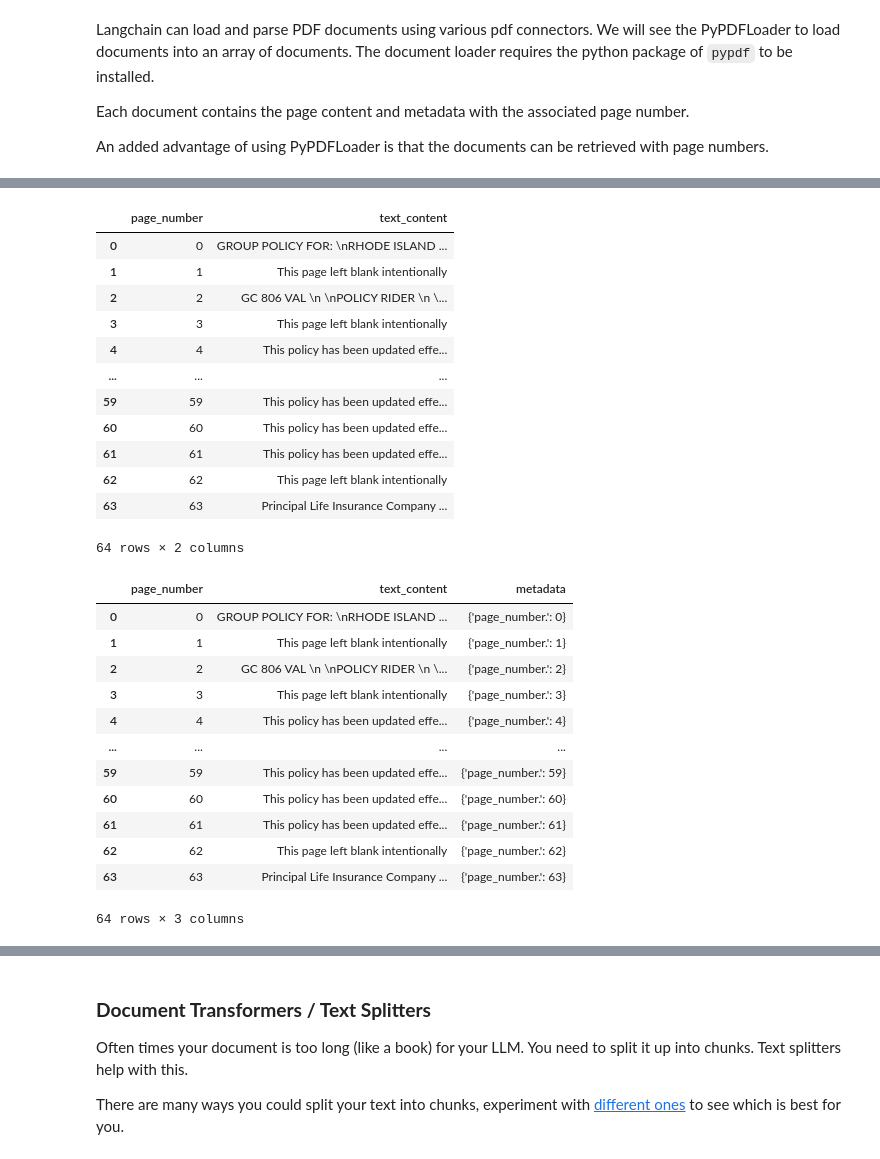
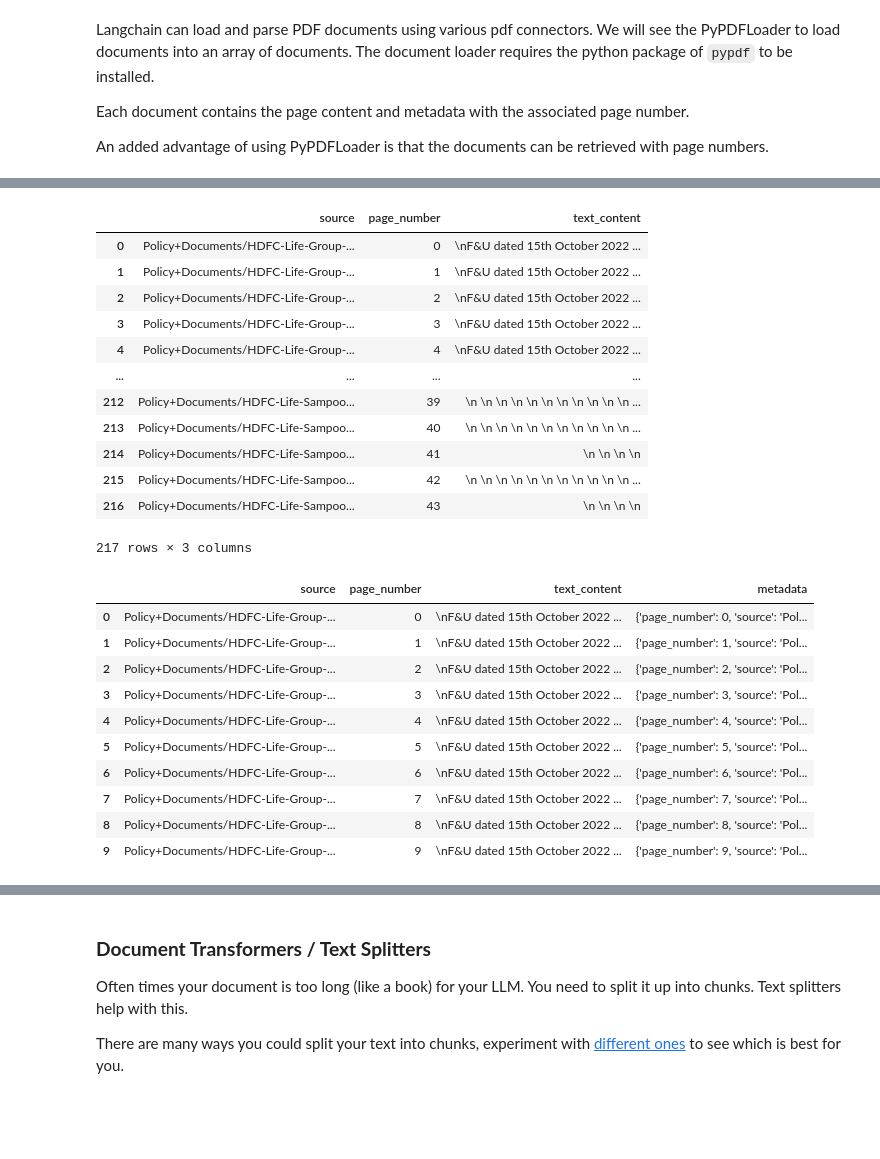
Before and after one commit to Gyan1494/semantic-spotter-project-1, a Jupyter notebook: semantic-spotter-langchain-notebook.ipynb, the cells around one changed output, grey strips where cells are left out. Drawn from its saved outputs; the diff is of its cells as text; code cells hidden in the pictures; blank space fills up the shorter version.

```diff
--- a/semantic-spotter-langchain-notebook.ipynb
+++ b/semantic-spotter-langchain-notebook.ipynb
@@ -149,12 +149,9 @@ Each document contains the page content and metadata with the associated page nu
 An added advantage of using PyPDFLoader is that the documents can be retrieved with page numbers.
 # %%
 # import the PyPDFLoader class from LangChain
-from langchain.document_loaders import PyPDFLoader
+from langchain_community.document_loaders import PyPDFDirectoryLoader
 
-# Read the insurance PDF data
-pdf_loader = PyPDFLoader(folder_path + '/Principal-Sample-Life-Insurance-Policy.pdf')
+# Read the insurance documents from directory
+pdf_directory_loader = PyPDFDirectoryLoader(folder_path + '/Policy+Documents')
 
-documents = pdf_loader.load_and_split()
-
-# print a page
-documents[2].page_content
+documents = pdf_directory_loader.load()
@@ -162,0 +158,6 @@ documents[2].page_content
+# %%
+# print details and first 100 lines from each docucment
+for doc in documents:
+    print(f"Source: {doc.metadata['source']}")
+    print(f"Page Number: {doc.metadata['page']}")
+    print(f"Content: {doc.page_content[:100]}...")  # Displaying the first 100 characters
@@ -166,44 +185,43 @@ import pandas as pd
 
 data = []
 for doc in documents:
-    # Extract page number and text content
+    # Extract page number, source and text content
     page_number = doc.metadata['page']
+    source = doc.metadata['source']
     text_content = doc.page_content
 
     # Add the page number and text as a tuple to the data list
-    data.append({"page_number": page_number, "text_content": text_content})
+    data.append({"source": source, "page_number": page_number, "text_content": text_content})
 
 df = pd.DataFrame(data)
 df
 # %% [output]
-|  | page_number | text_content |
-| 0 | 0 | GROUP POLICY FOR: \nRHODE ISLAND ... |
-| 1 | 1 | This page left blank intentionally |
-| 2 | 2 | GC 806 VAL \n \nPOLICY RIDER \n \... |
-| 3 | 3 | This page left blank intentionally |
-| 4 | 4 | This policy has been updated effe... |
-| ... | ... | ... |
-| 59 | 59 | This policy has been updated effe... |
-| 60 | 60 | This policy has been updated effe... |
-| 61 | 61 | This policy has been updated effe... |
-| 62 | 62 | This page left blank intentionally |
-| 63 | 63 | Principal Life Insurance Company ... |
+|  | source | page_number | text_content |
+| 0 | Policy+Documents/HDFC-Life-Group-... | 0 | \nF&U dated 15th October 2022 ... |
+| 1 | Policy+Documents/HDFC-Life-Group-... | 1 | \nF&U dated 15th October 2022 ... |
+| 2 | Policy+Documents/HDFC-Life-Group-... | 2 | \nF&U dated 15th October 2022 ... |
+| 3 | Policy+Documents/HDFC-Life-Group-... | 3 | \nF&U dated 15th October 2022 ... |
+| 4 | Policy+Documents/HDFC-Life-Group-... | 4 | \nF&U dated 15th October 2022 ... |
+| ... | ... | ... | ... |
+| 212 | Policy+Documents/HDFC-Life-Sampoo... | 39 | \n \n \n \n \n \n \n \n \n \n \n ... |
+| 213 | Policy+Documents/HDFC-Life-Sampoo... | 40 | \n \n \n \n \n \n \n \n \n \n \n ... |
+| 214 | Policy+Documents/HDFC-Life-Sampoo... | 41 | \n \n \n \n |
+| 215 | Policy+Documents/HDFC-Life-Sampoo... | 42 | \n \n \n \n \n \n \n \n \n \n \n ... |
+| 216 | Policy+Documents/HDFC-Life-Sampoo... | 43 | \n \n \n \n |
-64 rows × 2 columns
+217 rows × 3 columns
 # %%
 # Store the metadata for each page in a separate column, now we can consider the Page_No is the metadata
-df['metadata'] = df.apply(lambda x: {'page_number.': x['page_number']}, axis=1)
-df
+df['metadata'] = df.apply(lambda x: {'page_number': x['page_number'], 'source': x['source']}, axis=1)
+df.head(10)
 # %% [output]
-|  | page_number | text_content | metadata |
-| 0 | 0 | GROUP POLICY FOR: \nRHODE ISLAND ... | {'page_number.': 0} |
-| 1 | 1 | This page left blank intentionally | {'page_number.': 1} |
-| 2 | 2 | GC 806 VAL \n \nPOLICY RIDER \n \... | {'page_number.': 2} |
-| 3 | 3 | This page left blank intentionally | {'page_number.': 3} |
-| 4 | 4 | This policy has been updated effe... | {'page_number.': 4} |
-| ... | ... | ... | ... |
-| 59 | 59 | This policy has been updated effe... | {'page_number.': 59} |
-| 60 | 60 | This policy has been updated effe... | {'page_number.': 60} |
-| 61 | 61 | This policy has been updated effe... | {'page_number.': 61} |
-| 62 | 62 | This page left blank intentionally | {'page_number.': 62} |
-| 63 | 63 | Principal Life Insurance Company ... | {'page_number.': 63} |
+|  | source | page_number | text_content | metadata |
+| 0 | Policy+Documents/HDFC-Life-Group-... | 0 | \nF&U dated 15th October 2022 ... | {'page_number': 0, 'source': 'Pol... |
+| 1 | Policy+Documents/HDFC-Life-Group-... | 1 | \nF&U dated 15th October 2022 ... | {'page_number': 1, 'source': 'Pol... |
+| 2 | Policy+Documents/HDFC-Life-Group-... | 2 | \nF&U dated 15th October 2022 ... | {'page_number': 2, 'source': 'Pol... |
+| 3 | Policy+Documents/HDFC-Life-Group-... | 3 | \nF&U dated 15th October 2022 ... | {'page_number': 3, 'source': 'Pol... |
+| 4 | Policy+Documents/HDFC-Life-Group-... | 4 | \nF&U dated 15th October 2022 ... | {'page_number': 4, 'source': 'Pol... |
+| 5 | Policy+Documents/HDFC-Life-Group-... | 5 | \nF&U dated 15th October 2022 ... | {'page_number': 5, 'source': 'Pol... |
+| 6 | Policy+Documents/HDFC-Life-Group-... | 6 | \nF&U dated 15th October 2022 ... | {'page_number': 6, 'source': 'Pol... |
+| 7 | Policy+Documents/HDFC-Life-Group-... | 7 | \nF&U dated 15th October 2022 ... | {'page_number': 7, 'source': 'Pol... |
+| 8 | Policy+Documents/HDFC-Life-Group-... | 8 | \nF&U dated 15th October 2022 ... | {'page_number': 8, 'source': 'Pol... |
+| 9 | Policy+Documents/HDFC-Life-Group-... | 9 | \nF&U dated 15th October 2022 ... | {'page_number': 9, 'source': 'Pol... |
-64 rows × 3 columns
```
Also changed, not shown: parts of 15 cells of this notebook, 8 other files.
